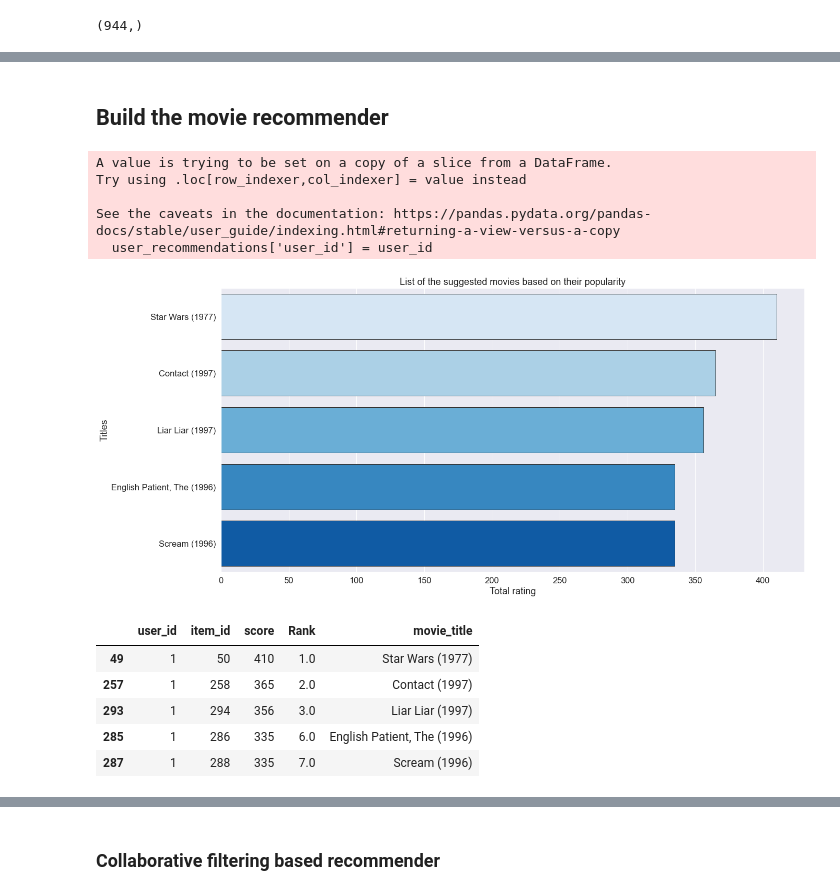
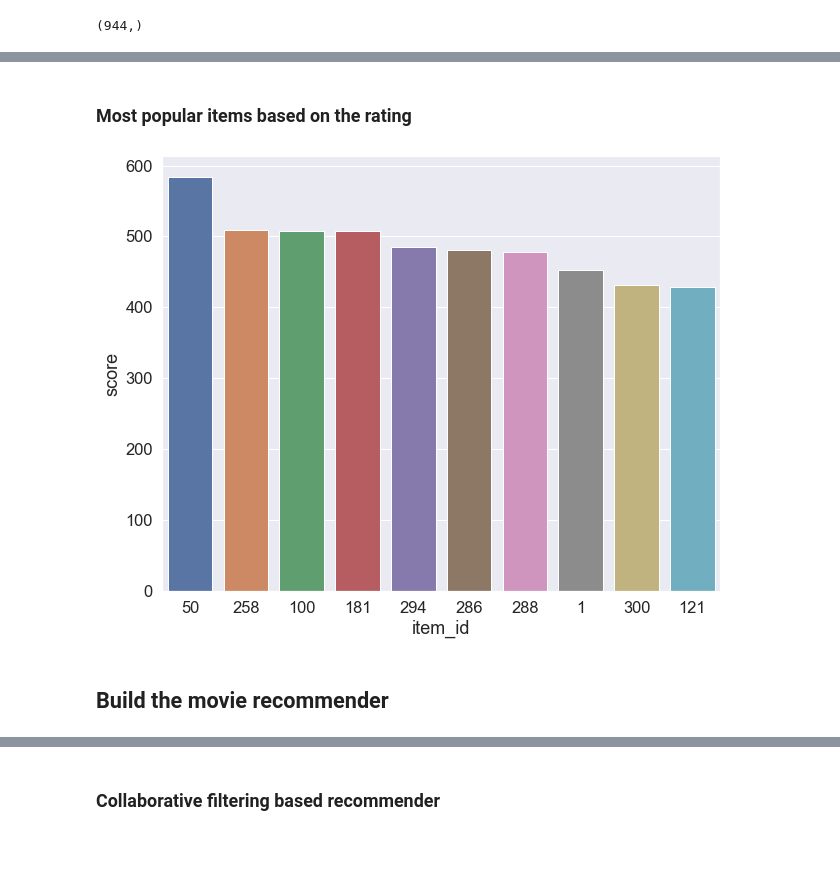
Before and after one commit to Neoxs/machine_learning_notebooks, a Jupyter notebook: week5_recommendation_systems/movie_recommendation.ipynb, the cells around one changed output, grey strips where cells are left out. Saved outputs shown, nothing was run; the diff lists cells and outputs as text; code cells hidden in the pictures; blank space fills up the shorter version.

```diff
--- a/week5_recommendation_systems/movie_recommendation.ipynb
+++ b/week5_recommendation_systems/movie_recommendation.ipynb
@@ -41,3 +73,17 @@ users.shape
+# %% [markdown]
+### Most popular items based on the rating
+# %%
+ratings_grouped = ratings.groupby(['item_id']).agg({'user_id': 'count'}).reset_index()
+ratings_grouped.rename(columns = {'user_id': 'score'},inplace=True)
+
+#Sort the movies based upon recommendation score
+ratings_sort = ratings_grouped.sort_values(['score', 'item_id'], ascending = [0,1]).head(10)
+
+plt.figure(figsize = ( 10,8))
+sns.barplot(data = ratings_sort.head(10), x = 'item_id', y='score', order=ratings_sort.item_id)
+plt.show()
+# %% [output]
+[figure, added]
 # %% [markdown]
 ## Build the movie recommender
 # %%
@@ -117,17 +165 @@ popularity_recommender = popularity_based_recommender_model(train_data=train_dat
 popularity_recommender.fit()
-# %%
-result_pop_user1 = popularity_recommender.recommend(1)
-result_pop_user1
-# %% [output]
-A value is trying to be set on a copy of a slice from a DataFrame.
-Try using .loc[row_indexer,col_indexer] = value instead
-
-See the caveats in the documentation: https://pandas.pydata.org/pandas-docs/stable/user_guide/indexing.html#returning-a-view-versus-a-copy
-  user_recommendations['user_id'] = user_id
-[figure, removed]
-|  | user_id | item_id | score | Rank | movie_title |
-| 49 | 1 | 50 | 410 | 1.0 | Star Wars (1977) |
-| 257 | 1 | 258 | 365 | 2.0 | Contact (1997) |
-| 293 | 1 | 294 | 356 | 3.0 | Liar Liar (1997) |
-| 285 | 1 | 286 | 335 | 6.0 | English Patient, The (1996) |
-| 287 | 1 | 288 | 335 | 7.0 | Scream (1996) |
```
Also changed, not shown: parts of 12 cells of this notebook.
